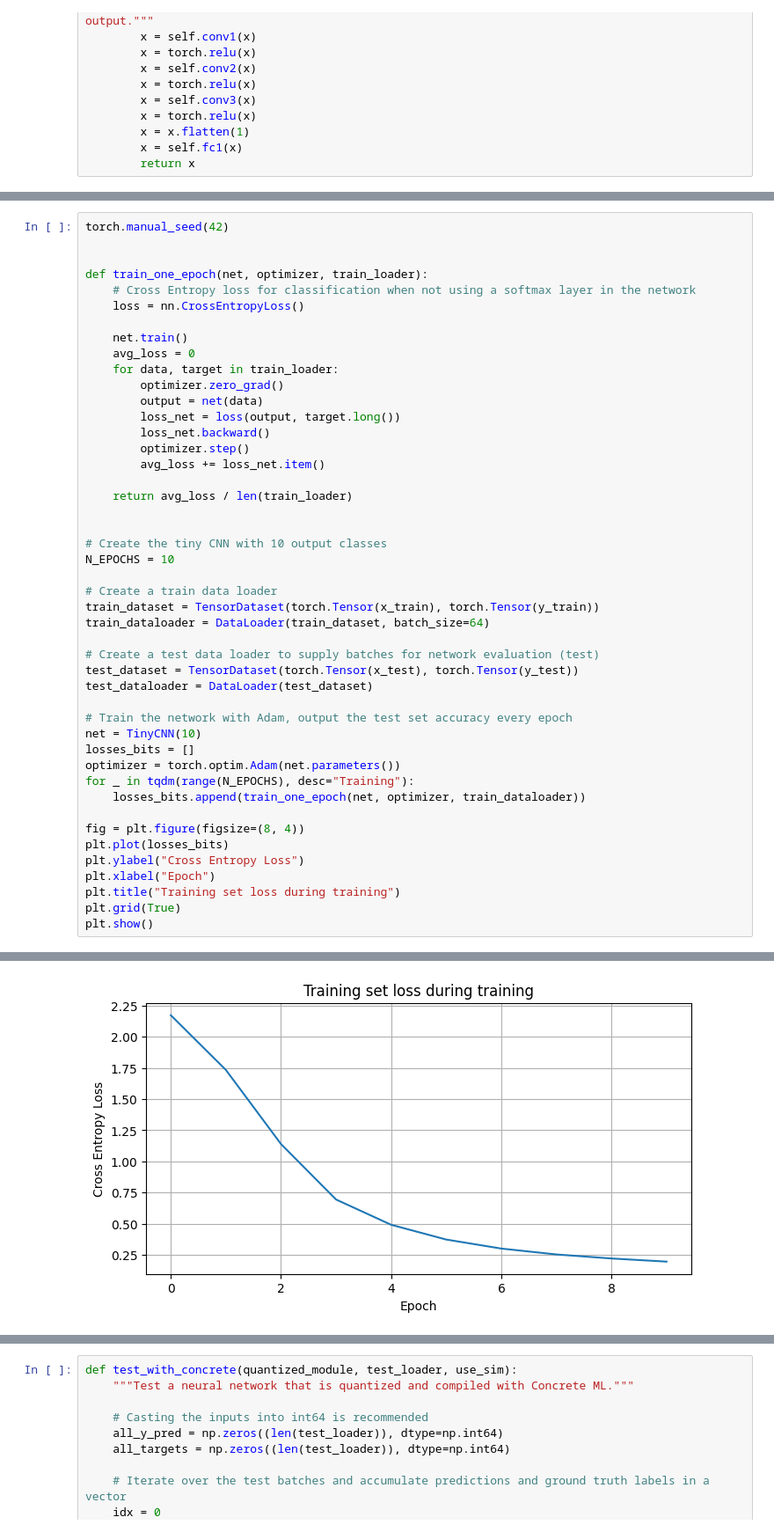
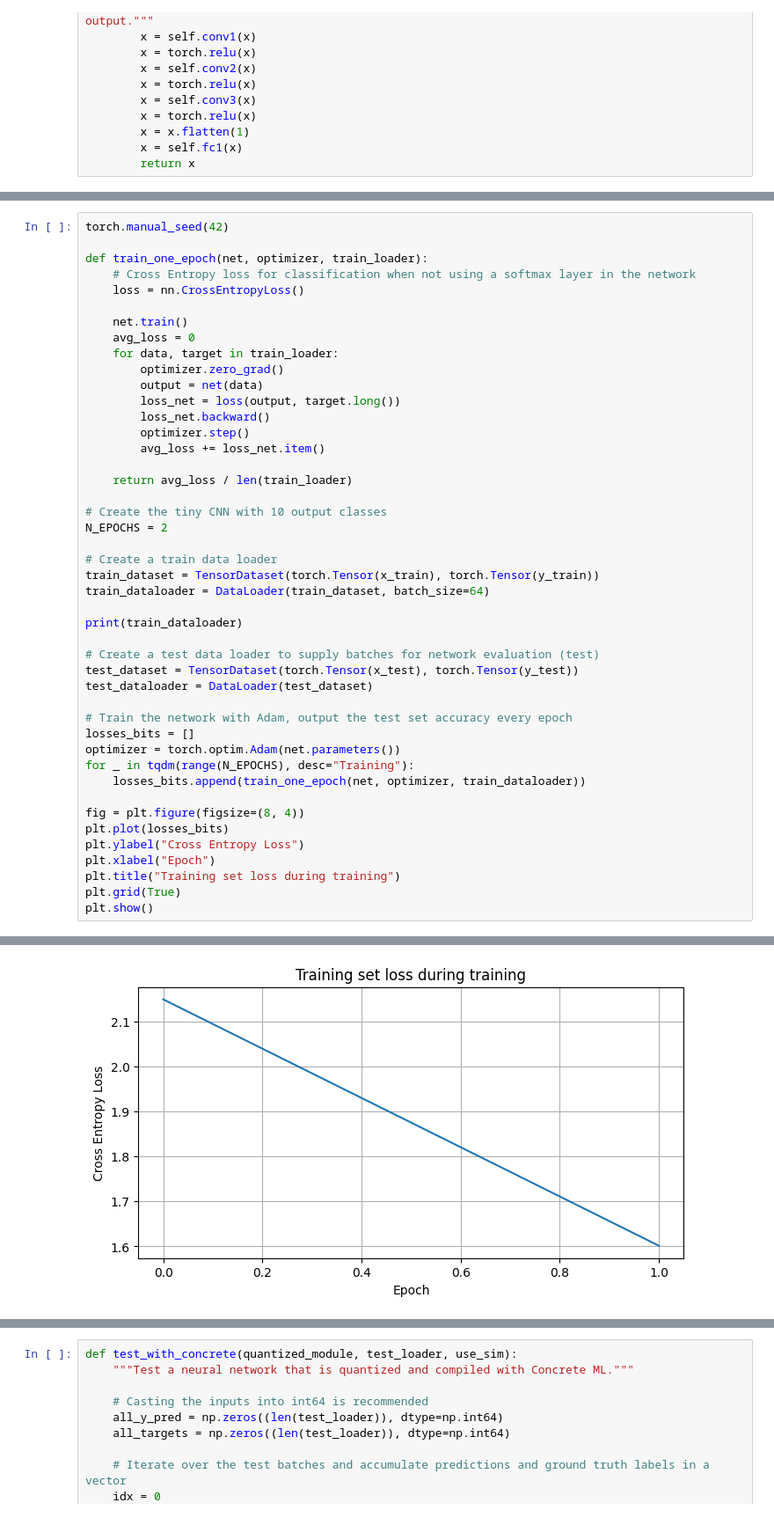
Before and after one commit to NgesBrian/tfhebasics, a Jupyter notebook: tfhe_concrete/concrete_cnn.ipynb, the cells around one changed output, grey strips where cells are left out. Shown at 88% size. Drawn from its saved outputs; the diff is of its cells as text.

```diff
--- a/tfhe_concrete/concrete_cnn.ipynb
+++ b/tfhe_concrete/concrete_cnn.ipynb
@@ -67,6 +69,5 @@ class TinyCNN(nn.Module):
 # %%
 torch.manual_seed(42)
-
 
 def train_one_epoch(net, optimizer, train_loader):
     # Cross Entropy loss for classification when not using a softmax layer in the network
@@ -84,20 +85,20 @@ def train_one_epoch(net, optimizer, train_loader):
 
     return avg_loss / len(train_loader)
 
-
 # Create the tiny CNN with 10 output classes
-N_EPOCHS = 10
+N_EPOCHS = 2
 
 # Create a train data loader
 train_dataset = TensorDataset(torch.Tensor(x_train), torch.Tensor(y_train))
 train_dataloader = DataLoader(train_dataset, batch_size=64)
+
+print(train_dataloader)
 
 # Create a test data loader to supply batches for network evaluation (test)
 test_dataset = TensorDataset(torch.Tensor(x_test), torch.Tensor(y_test))
 test_dataloader = DataLoader(test_dataset)
 
 # Train the network with Adam, output the test set accuracy every epoch
-net = TinyCNN(10)
 losses_bits = []
 optimizer = torch.optim.Adam(net.parameters())
 for _ in tqdm(range(N_EPOCHS), desc="Training"):
@@ -114,4 +116,4 @@ plt.show()
-[figure, old version]
+[figure, new version]
 # %%
 # Test the Torch Network with fp32
 def test_torch(net, test_loader):
```
Also changed, not shown: parts of 5 cells of this notebook, 10 other files.
